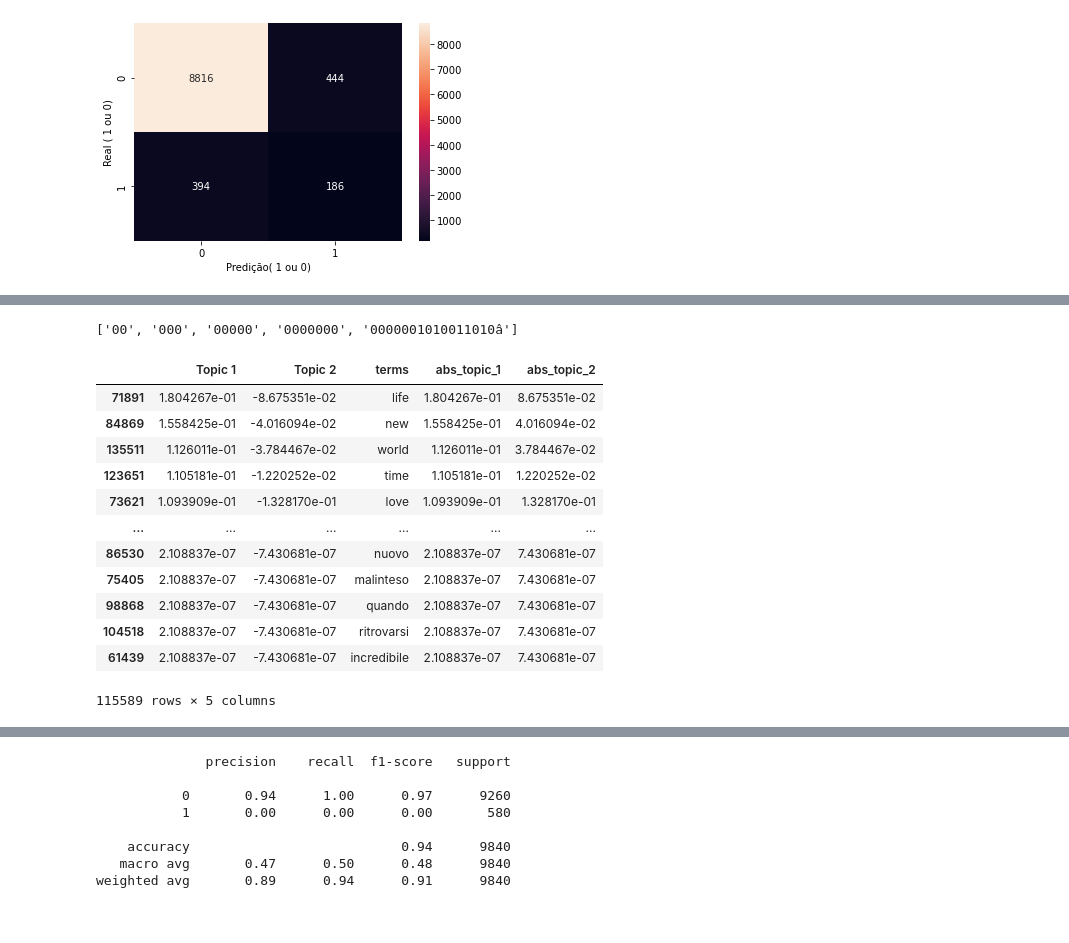
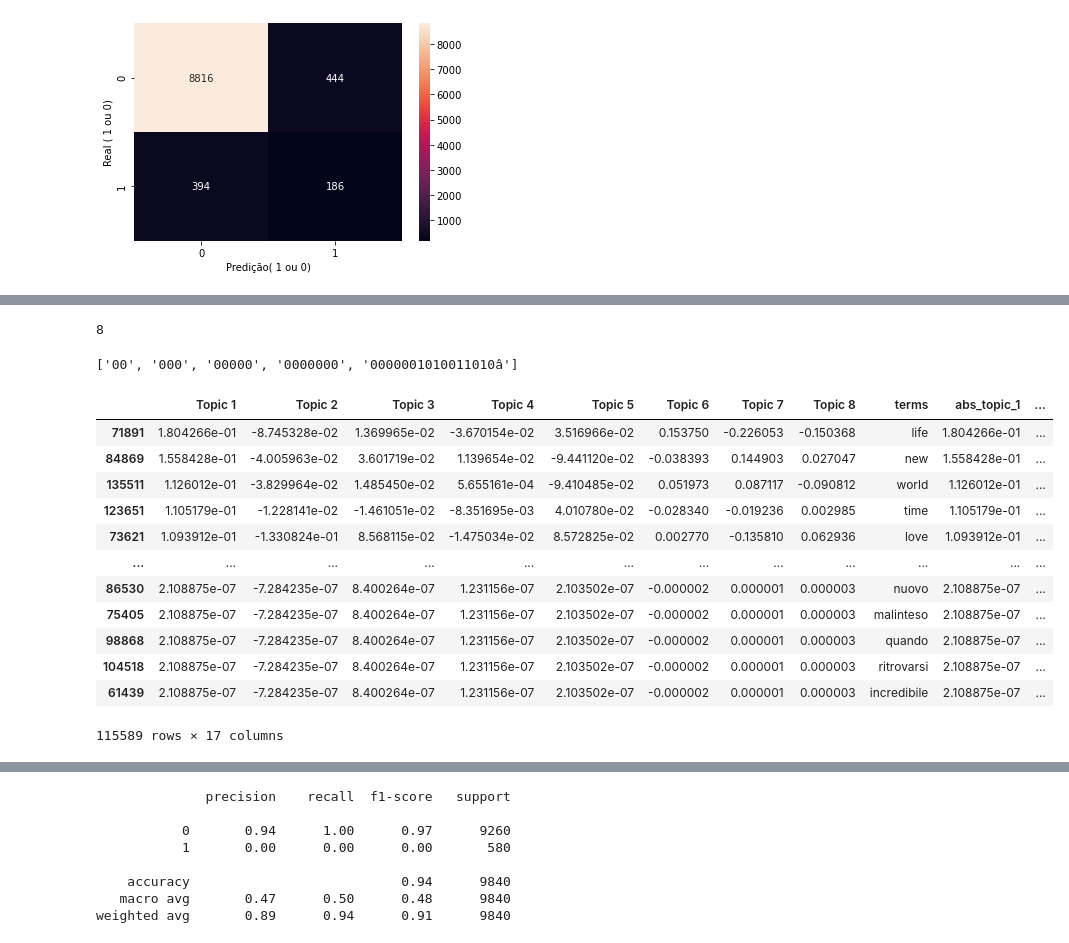
Before and after one commit to marcosemn/AmazonKindleBooks, a Jupyter notebook: AmazonKindleBooks.ipynb, the cells around one changed output, grey strips where cells are left out. Cells and saved outputs as stored; diff of their text form; code cells hidden in the pictures.

```diff
--- a/AmazonKindleBooks.ipynb
+++ b/AmazonKindleBooks.ipynb
@@ -368,8 +401,42 @@ df.head()
+# %%
+#Create a function to select the best n_components for the TSVD
+#Source: https://chrisalbon.com/machine_learning/feature_engineering/select_best_number_of_components_in_tsvd/
+def select_n_components(var_ratio, goal_var: float) -> int:
+    # Set initial variance explained so far
+    total_variance = 0.0
+
+    # Set initial number of features
+    n_components = 0
+
+    # For the explained variance of each feature:
+    for explained_variance in var_ratio:
+
+        # Add the explained variance to the total
+        total_variance += explained_variance
+
+        # Add one to the number of components
+        n_components += 1
+
+        # If we reach our goal level of explained variance
+        if total_variance >= goal_var:
+            # End the loop
+            break
+
+    # Return the number of components
+    return n_components
+
+#runnig the function with my own data
+#goal level of explained variance = 95%
+select_n_components(tsvd_var_ratios, 0.95)
+# %% [output]
+8
 # %%
+#reloading original data
+#fitting a SVD + TFIDF model with the best n_components
 from sklearn.feature_extraction.text import TfidfVectorizer
-from sklearn.decomposition import TruncatedSVD
+df = pd.read_csv(r"C:\Users\Dell\Downloads\BigML_Dataset.csv",encoding='latin')
 vectorizer = TfidfVectorizer(min_df=1,stop_words='english')
 words = vectorizer.fit_transform(df['description'])
-svd = TruncatedSVD(n_components = 2)
+svd = TruncatedSVD(n_components = select_n_components(tsvd_var_ratios, 0.95))
 lsa = svd.fit_transform(words)
 # %%
@@ -378,24 +446,25 @@ dictionary[:5]
 # %% [output]
 ['00', '000', '00000', '0000000', '0000001010011010â']
 # %%
-encoding_matrix = pd.DataFrame(svd.components_,index=['Topic 1','Topic 2']).T
+#generating the encoding matrix and filtering some no-sense characters
+encoding_matrix = pd.DataFrame(svd.components_,index=['Topic 1','Topic 2','Topic 3','Topic 4','Topic 5','Topic 6','Topic 7','Topic 8']).T
 encoding_matrix["terms"] = dictionary
-encoding_matrix['abs_topic_1'] = np.abs(encoding_matrix['Topic 1'])
-encoding_matrix['abs_topic_2'] = np.abs(encoding_matrix['Topic 2'])
+for i in [1,2,3,4,5,6,7,8]:
+    encoding_matrix[f'abs_topic_{i}'] = np.abs(encoding_matrix[f'Topic {i}'])
 for i in ['0','1','2','3','4','5','6','7','8','9','è','ä','é','ã','ç','â','æ','ï','å','book','amazon','kindle']:
     encoding_matrix = encoding_matrix[~encoding_matrix.terms.str.contains(i)]
 encoding_matrix.sort_values('abs_topic_1',ascending=False)
 # %% [output]
-|  | Topic 1 | Topic 2 | terms | abs_topic_1 | abs_topic_2 |
-| 71891 | 1.804267e-01 | -8.675351e-02 | life | 1.804267e-01 | 8.675351e-02 |
-| 84869 | 1.558425e-01 | -4.016094e-02 | new | 1.558425e-01 | 4.016094e-02 |
-| 135511 | 1.126011e-01 | -3.784467e-02 | world | 1.126011e-01 | 3.784467e-02 |
-| 123651 | 1.105181e-01 | -1.220252e-02 | time | 1.105181e-01 | 1.220252e-02 |
-| 73621 | 1.093909e-01 | -1.328170e-01 | love | 1.093909e-01 | 1.328170e-01 |
-| ... | ... | ... | ... | ... | ... |
-| 86530 | 2.108837e-07 | -7.430681e-07 | nuovo | 2.108837e-07 | 7.430681e-07 |
-| 75405 | 2.108837e-07 | -7.430681e-07 | malinteso | 2.108837e-07 | 7.430681e-07 |
-| 98868 | 2.108837e-07 | -7.430681e-07 | quando | 2.108837e-07 | 7.430681e-07 |
-| 104518 | 2.108837e-07 | -7.430681e-07 | ritrovarsi | 2.108837e-07 | 7.430681e-07 |
-| 61439 | 2.108837e-07 | -7.430681e-07 | incredibile | 2.108837e-07 | 7.430681e-07 |
+|  | Topic 1 | Topic 2 | Topic 3 | Topic 4 | Topic 5 | Topic 6 | Topic 7 | Topic 8 | terms | abs_topic_1 | ... |
+| 71891 | 1.804266e-01 | -8.745328e-02 | 1.369965e-02 | -3.670154e-02 | 3.516966e-02 | 0.153750 | -0.226053 | -0.150368 | life | 1.804266e-01 | ... |
+| 84869 | 1.558428e-01 | -4.005963e-02 | 3.601719e-02 | 1.139654e-02 | -9.441120e-02 | -0.038393 | 0.144903 | 0.027047 | new | 1.558428e-01 | ... |
+| 135511 | 1.126012e-01 | -3.829964e-02 | 1.485450e-02 | 5.655161e-04 | -9.410485e-02 | 0.051973 | 0.087117 | -0.090812 | world | 1.126012e-01 | ... |
+| 123651 | 1.105179e-01 | -1.228141e-02 | -1.461051e-02 | -8.351695e-03 | 4.010780e-02 | -0.028340 | -0.019236 | 0.002985 | time | 1.105179e-01 | ... |
+| 73621 | 1.093912e-01 | -1.330824e-01 | 8.568115e-02 | -1.475034e-02 | 8.572825e-02 | 0.002770 | -0.135810 | 0.062936 | love | 1.093912e-01 | ... |
+| ... | ... | ... | ... | ... | ... | ... | ... | ... | ... | ... | ... |
+| 86530 | 2.108875e-07 | -7.284235e-07 | 8.400264e-07 | 1.231156e-07 | 2.103502e-07 | -0.000002 | 0.000001 | 0.000003 | nuovo | 2.108875e-07 | ... |
+| 75405 | 2.108875e-07 | -7.284235e-07 | 8.400264e-07 | 1.231156e-07 | 2.103502e-07 | -0.000002 | 0.000001 | 0.000003 | malinteso | 2.108875e-07 | ... |
+| 98868 | 2.108875e-07 | -7.284235e-07 | 8.400264e-07 | 1.231156e-07 | 2.103502e-07 | -0.000002 | 0.000001 | 0.000003 | quando | 2.108875e-07 | ... |
+| 104518 | 2.108875e-07 | -7.284235e-07 | 8.400264e-07 | 1.231156e-07 | 2.103502e-07 | -0.000002 | 0.000001 | 0.000003 | ritrovarsi | 2.108875e-07 | ... |
+| 61439 | 2.108875e-07 | -7.284235e-07 | 8.400264e-07 | 1.231156e-07 | 2.103502e-07 | -0.000002 | 0.000001 | 0.000003 | incredibile | 2.108875e-07 | ... |
-115589 rows × 5 columns
+115589 rows × 17 columns
```
Also changed, not shown: parts of 54 cells of this notebook.
